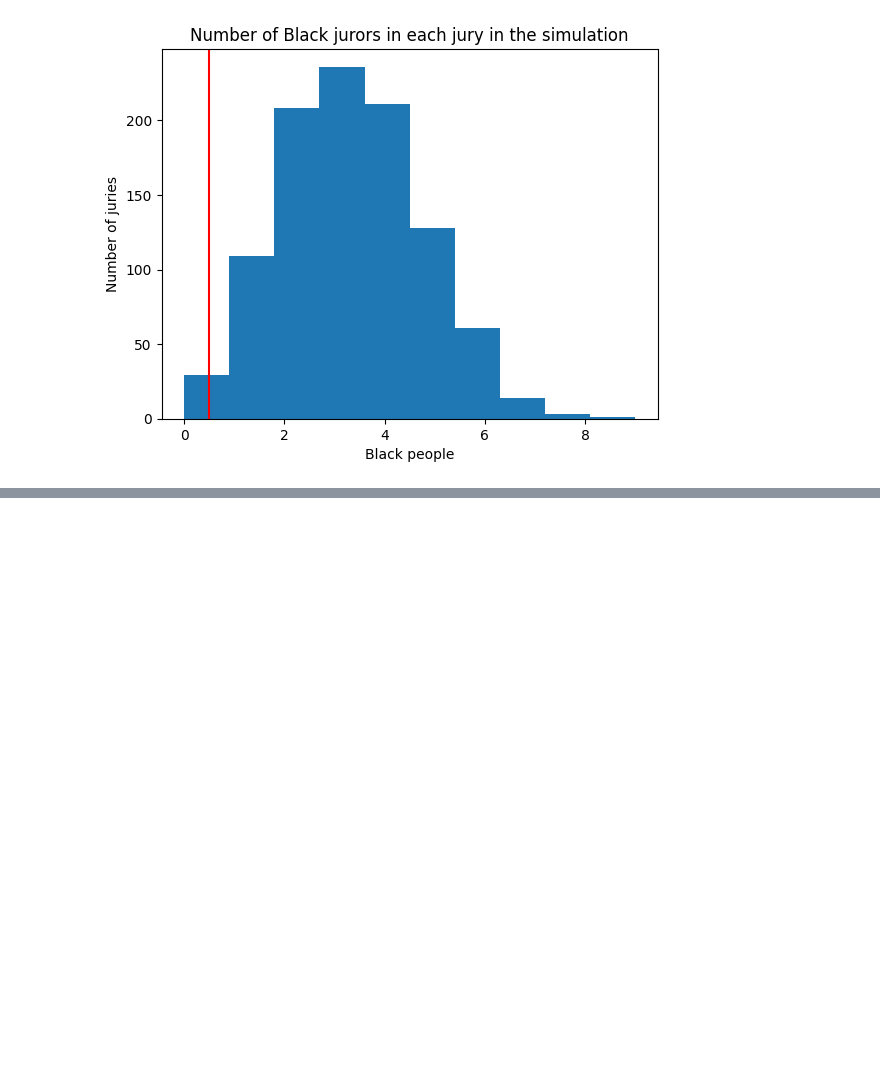
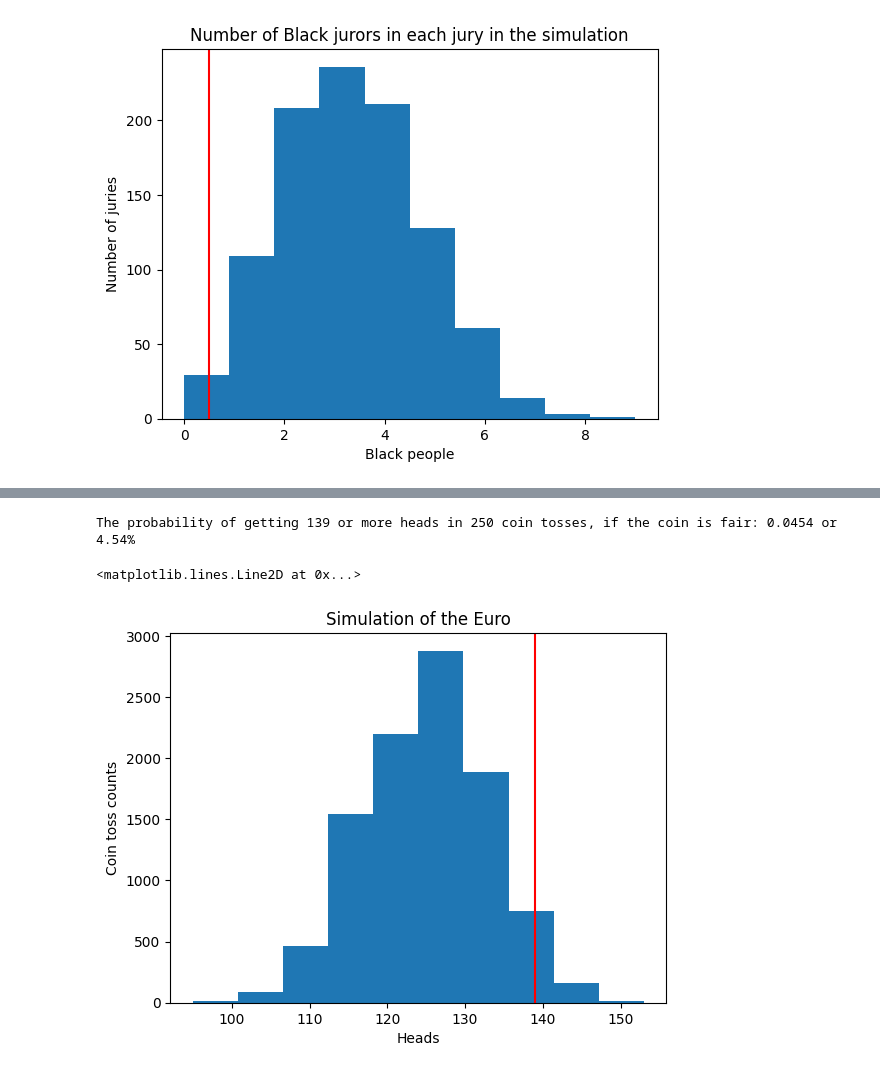
Before and after one commit to Berrybanana23/Data_Science_Simulation_Exercises, a Jupyter notebook: Data_Science_Simulation_Exercises.ipynb, the cells around one changed output, grey strips where cells are left out. Saved outputs shown, nothing was run; the diff lists cells and outputs as text; code cells hidden in the pictures; blank space fills up the shorter version.

```diff
--- a/Data_Science_Simulation_Exercises.ipynb
+++ b/Data_Science_Simulation_Exercises.ipynb
@@ -222,0 +266,31 @@ This makes getting 0 Black jurors a fairly uncommon occurrence (p = 0.03).
+# %%
+# One trial of the coin-tossing problem.
+# Toss 150 coins, each with a 50% chance of giving heads (1).
+tosses = np.random.randint(0, 2, size=250)
+# Count the number of heads.
+n_heads = np.sum(tosses)
+
+#print(n_heads)
+# %%
+# Array to store the number of heads on each trial.
+counts = np.full(shape=10000, fill_value=np.nan)
+for i in range(len(counts)):
+    # Each indented statement gets run on every trial
+    tosses = np.random.randint(0, 2, size=250)
+    n_heads = np.sum(tosses)
+    counts[i] = n_heads
+p_crooked = np.count_nonzero(counts >= 139) / 10000
+print(f"The probability of getting 139 or more heads in 250 coin tosses, if the coin is fair: {p_crooked} or {p_crooked*100}%")
+# %% [output]
+The probability of getting 139 or more heads in 250 coin tosses, if the coin is fair: 0.0454 or 4.54%
+# %%
+# Plotting the data
+
+plt.hist(counts)
+plt.title("Simulation of the Euro")
+plt.xlabel("Heads")
+plt.ylabel("Coin toss counts")
+plt.axvline(139, color="red")
+# %% [output]
+<matplotlib.lines.Line2D at 0x...>
+[figure, added]
```
Also changed, not shown: parts of 5 cells of this notebook.
